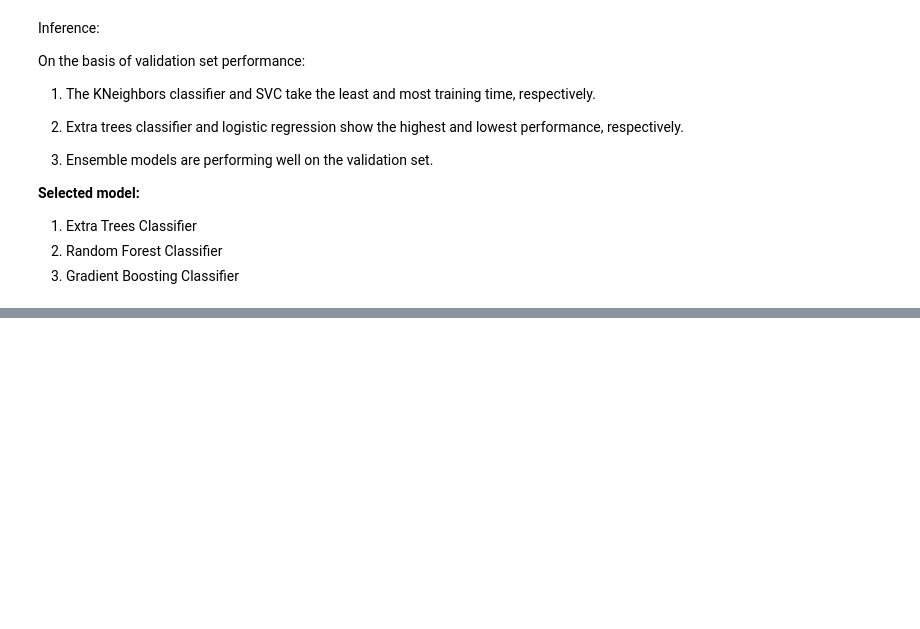
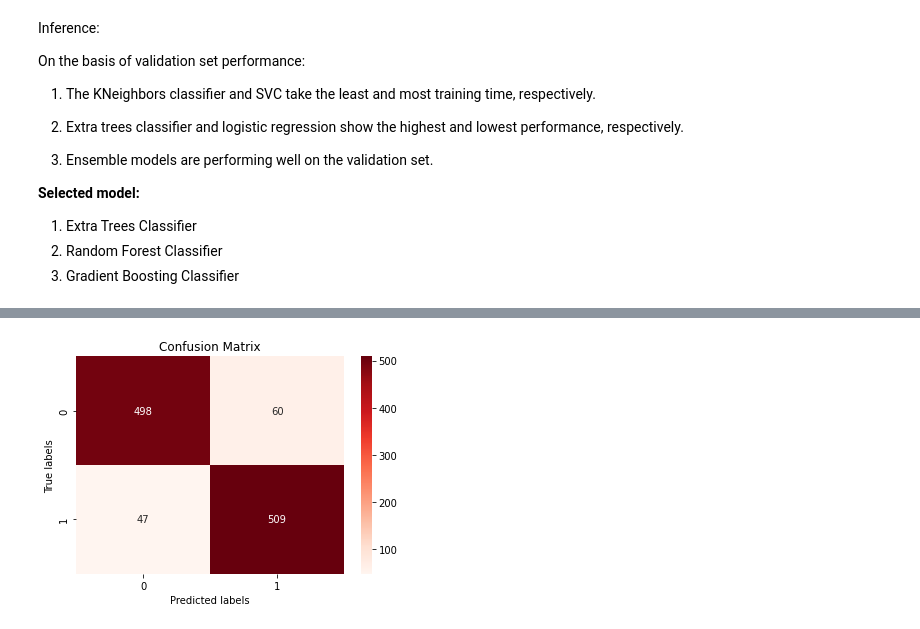
Before and after one commit to Akshadanair/Cardiovascular-Risk-Prediction, a Jupyter notebook: Cardiovascular_Risk_Prediction.ipynb, the cells around one changed output, grey strips where cells are left out. Saved outputs shown, nothing was run; the diff lists cells and outputs as text; code cells hidden in the pictures; blank space fills up the shorter version.

```diff
--- a/Cardiovascular_Risk_Prediction.ipynb
+++ b/Cardiovascular_Risk_Prediction.ipynb
@@ -919,0 +1077,4 @@ compiled = pd.DataFrame(columns = ["Classifier", "Accuracy", "Precision",
+# %%
+#Reduce test & validation set to 8 feature set
+train_imp_feature_etc = X_train[names_[0:8]]
+val_imp_feature_etc = X_val[names_[0:8]]
@@ -919,0 +1087,15 @@ compiled = pd.DataFrame(columns = ["Classifier", "Accuracy", "Precision",
+# %%
+#create confusion matrix
+cm = confusion_matrix(y_val, cloned_model_etc.predict(val_imp_feature_etc))
+
+#create heatmap
+ax= plt.subplot()
+sns.heatmap(cm, annot=True, cmap="Reds", fmt='g',ax = ax)
+
+#To display the title, xlabel and ylabel of confusion matrix
+ax.set_title('Confusion Matrix')
+ax.set_xlabel('Predicted labels')
+ax.set_ylabel('True labels')
+plt.show()
+# %% [output]
+[figure, added]
```
Also changed, not shown: parts of 84 cells of this notebook.
